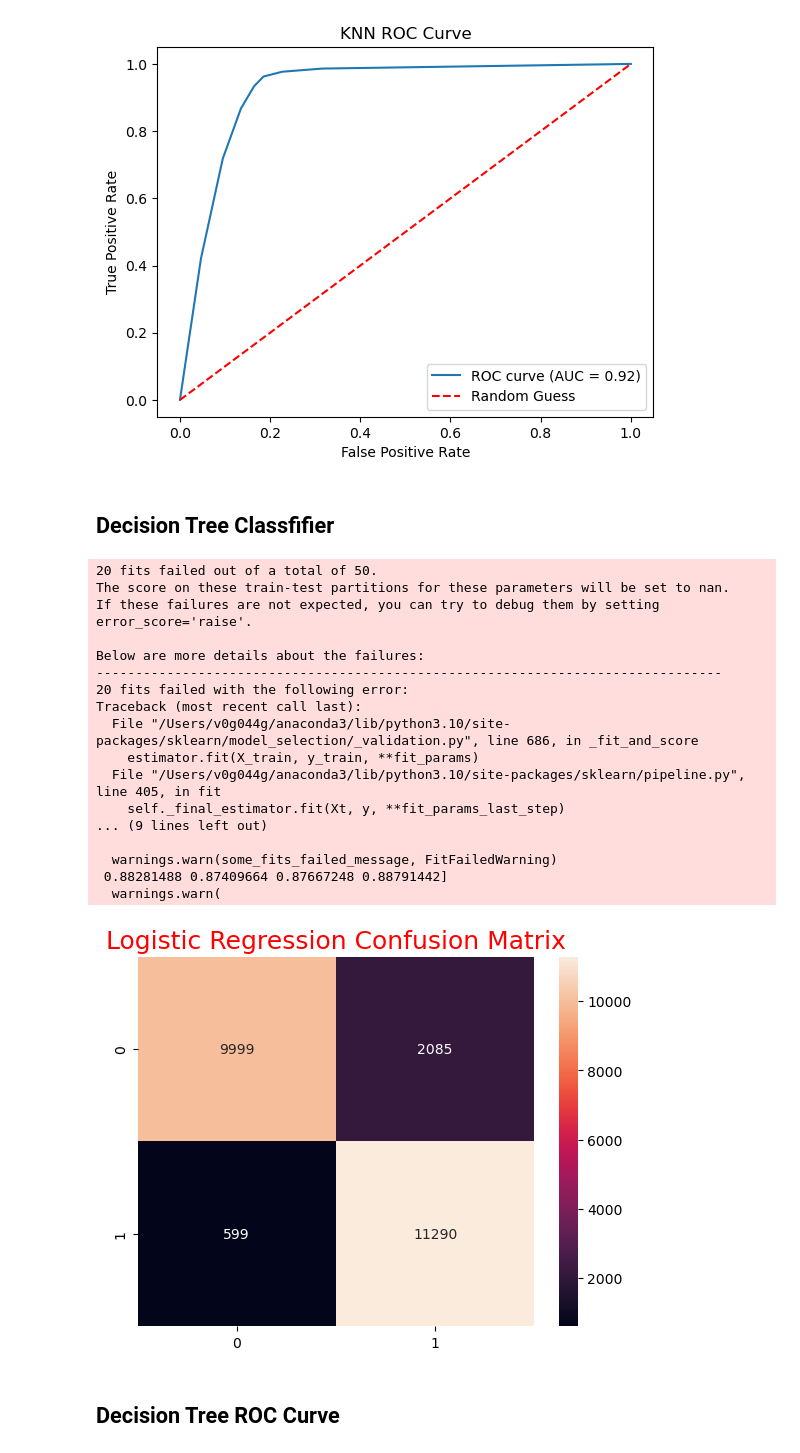
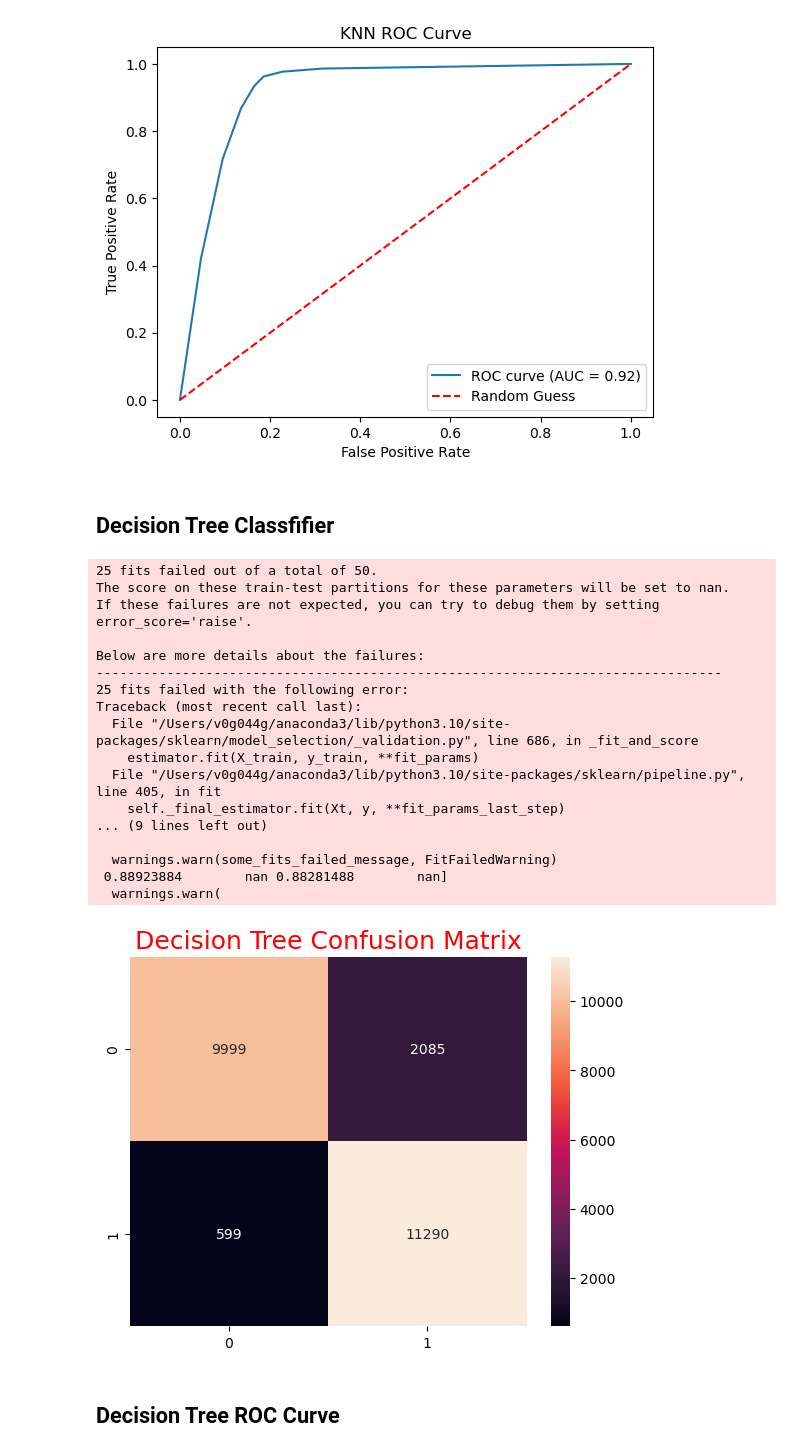
Before and after one commit to sureshgv/UCB-CapStone-Project, a Jupyter notebook: covid19-high-risk-prediction.ipynb, the cells around one changed output. Cells and saved outputs as stored; diff of their text form; code cells hidden in the pictures.

```diff
--- a/covid19-high-risk-prediction.ipynb
+++ b/covid19-high-risk-prediction.ipynb
@@ -531,8 +531,8 @@ plt.legend()
 plt.show()
 # %% [output]
 [figure]
-# %% [markdown]
-## Decision Tree Classfifier
+# %% [markdown]
+## Decision Tree Classfifier
 # %%
 # Decision Tree Classifier
 
@@ -547,38 +547,38 @@ tree_params = {'tree__criterion' : ['gini', 'entropoy'],
 
 
 tree_grid = RandomizedSearchCV(estimator = tree,
                    param_distributions = tree_params)
 
 
 tree_grid.fit(X_train, y_train)
 predictions = tree_grid.predict(X_test)
 tree_params = tree_grid.best_params_
 tree_acc = tree_grid.score(X_test, y_test)
 tree_rec = recall_score(y_test, predictions)
 tree_f1 = f1_score(y_test, predictions)
 
 
 sns.heatmap(confusion_matrix(y_test, predictions), annot=True, fmt=".0f")
-plt.title("Logistic Regression Confusion Matrix",fontsize=18, color="red");
+plt.title("Decision Tree Confusion Matrix",fontsize=18, color="red");
 # %% [output]
-20 fits failed out of a total of 50.
+25 fits failed out of a total of 50.
 The score on these train-test partitions for these parameters will be set to nan.
 If these failures are not expected, you can try to debug them by setting error_score='raise'.
 
 Below are more details about the failures:
 --------------------------------------------------------------------------------
-20 fits failed with the following error:
+25 fits failed with the following error:
 Traceback (most recent call last):
   File "/Users/v0g044g/anaconda3/lib/python3.10/site-packages/sklearn/model_selection/_validation.py", line 686, in _fit_and_score
     estimator.fit(X_train, y_train, **fit_params)
   File "/Users/v0g044g/anaconda3/lib/python3.10/site-packages/sklearn/pipeline.py", line 405, in fit
     self._final_estimator.fit(Xt, y, **fit_params_last_step)
 ... (9 lines left out)
 
   warnings.warn(some_fits_failed_message, FitFailedWarning)
- 0.88281488 0.87409664 0.87667248 0.88791442]
+ 0.88923884        nan 0.88281488        nan]
   warnings.warn(
-[figure, old version]
+[figure, new version]
 # %% [markdown]
 ## Decision Tree ROC Curve
 # %%
```
Also changed, not shown: parts of 31 cells of this notebook.
